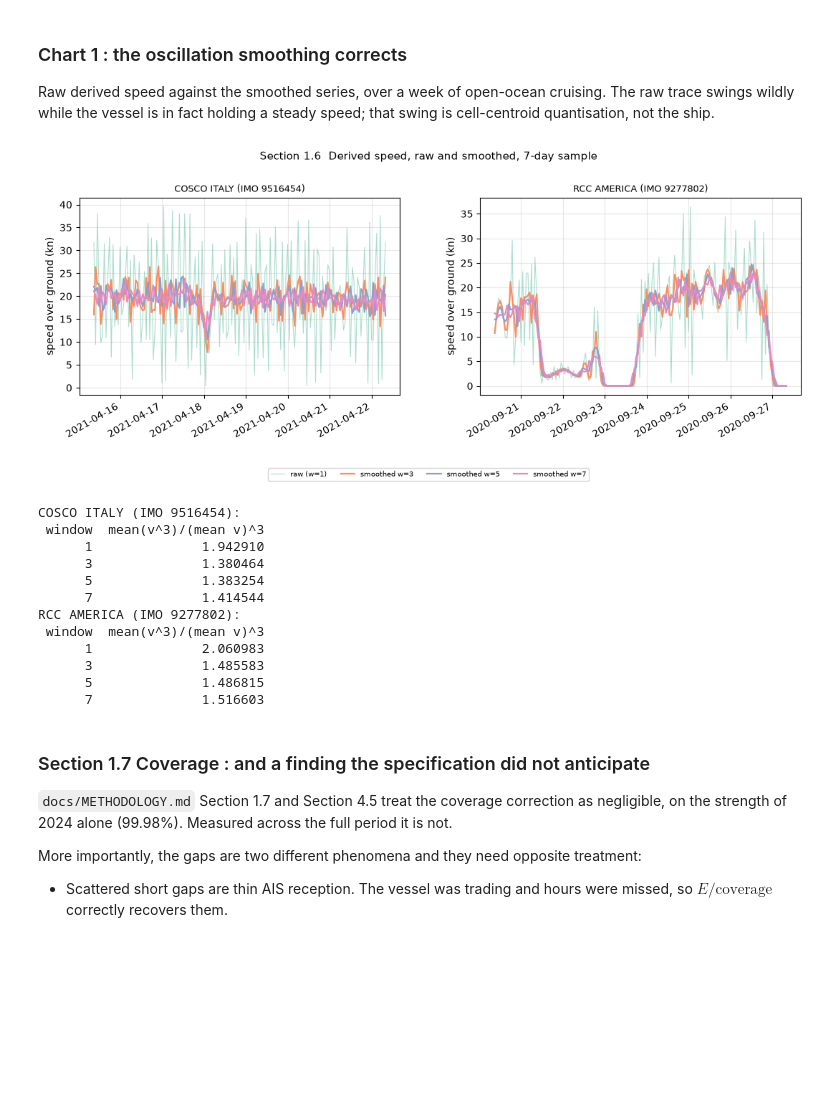
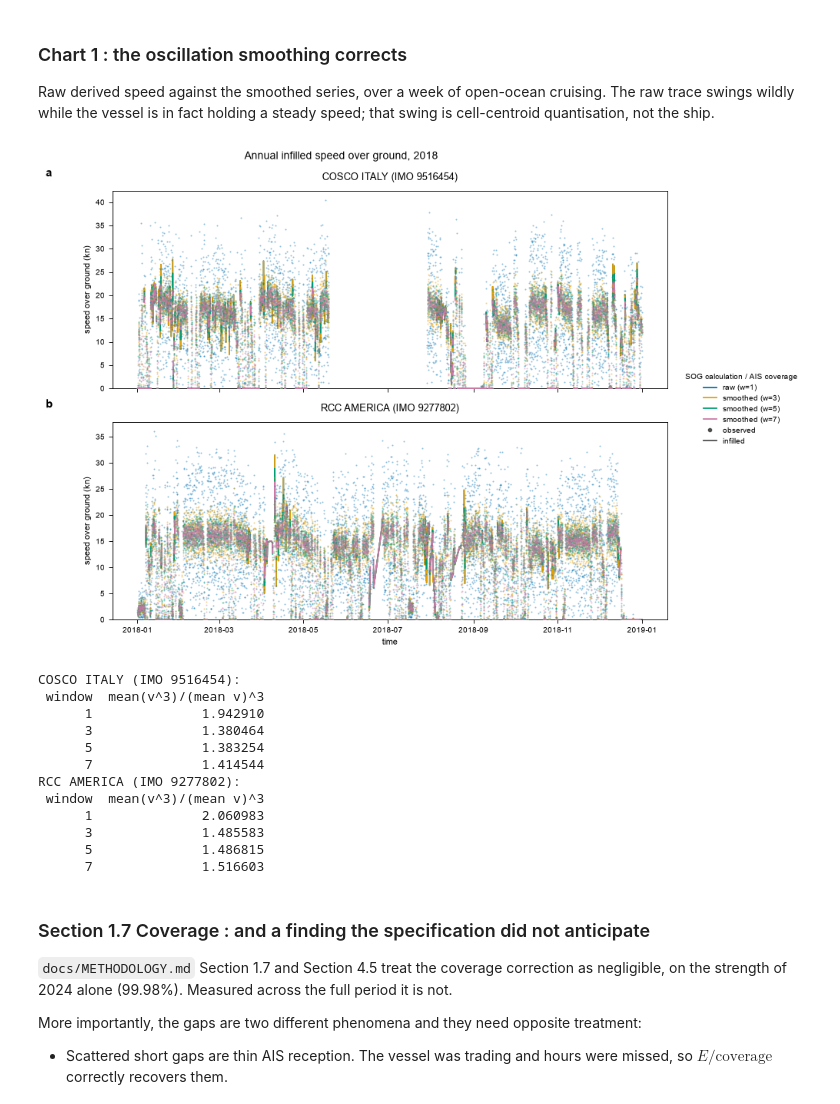
Before and after one commit to arantzazu-arregui/emissions-allocation, a Jupyter notebook: notebooks/01_methodology_walkthrough.ipynb, the cells around one changed output. Cells and saved outputs as stored; diff of their text form; code cells hidden in the pictures; blank space fills up the shorter version.

```diff
--- a/notebooks/01_methodology_walkthrough.ipynb
+++ b/notebooks/01_methodology_walkthrough.ipynb
@@ -164,36 +188,53 @@ Raw derived speed against the smoothed series, over a week of open-ocean cruisin
 trace swings wildly while the vessel is in fact holding a steady speed; that swing is
 cell-centroid quantisation, not the ship.
 # %%
-window_days = 7
-fig, axes = plt.subplots(1, 2, figsize=(13, 5.0))
-for ax, v in zip(axes, cfg):
+plot_year = 2018
+vessels = list(cfg)
+smoothing_windows = cfg.run["smoothing_windows"]
+method_colours = dict(zip(smoothing_windows, ["#0072B2", "#E69F00", "#009E73", "#CC79A7"]))
+fig, axes = plt.subplots(len(vessels), 1, figsize=(10.2, 6.8), sharex=True, constrained_layout=True)
+fig.get_layout_engine().set(rect=(0.04, 0.04, 0.80, 0.96))
+axes = np.atleast_1d(axes)
+for ax, v in zip(axes, vessels):
     vessel_spine = pd.read_parquet(INTERIM / f"vessel_hour_{v.imo}.parquet")
-    at_sea = vessel_spine[(~vessel_spine.is_inactive) & (vessel_spine.sog_raw > 8)]
-    start = at_sea.ts.iloc[len(at_sea) // 2]
-    sample = vessel_spine[(vessel_spine.ts >= start) & (vessel_spine.ts < start + pd.Timedelta(days=window_days))]
-    ax.plot(sample.ts, sample.sog_raw, lw=0.8, alpha=0.55, label="raw (w=1)")
-    for w in [w for w in cfg.run["smoothing_windows"] if w > 1]:
-        ax.plot(sample.ts, sample[f"sog_w{w}"], lw=1.6, label=f"smoothed w={w}")
+    annual = vessel_spine[(vessel_spine.ts.dt.year == plot_year) & ~vessel_spine.is_inactive].copy()
+    observed = annual.loc[~annual.is_interpolated]
+    infilled = annual.loc[annual.is_interpolated].copy()
+    # Draw each reception gap separately so infill never implies continuity across AIS observations.
+    infilled["gap_id"] = infilled.ts.diff().gt(pd.Timedelta(hours=1)).cumsum()
+    for window in smoothing_windows:
+        speed_column = f"sog_w{window}"
+        for _, gap in infilled.groupby("gap_id"):
+            ax.plot(gap.ts, gap[speed_column], color=method_colours[window], lw=1.3, solid_capstyle="round", zorder=2)
+        ax.scatter(observed.ts, observed[speed_column], s=2, color=method_colours[window],
+                   alpha=0.45, linewidths=0, rasterized=True, zorder=3)
     ax.set_ylabel("speed over ground (kn)")
-    ax.set_title(f"{v.shipnames[0]} (IMO {v.imo})", fontsize=9)
-    ax.tick_params(axis="x", labelrotation=30)
-    for label in ax.get_xticklabels():
-        label.set_horizontalalignment("right")
-handles, labels = axes[0].get_legend_handles_labels()
-fig.subplots_adjust(bottom=0.3, top=0.85, wspace=0.25)
-fig.legend(handles, labels, loc="lower center", ncol=len(labels), fontsize=7, bbox_to_anchor=(0.5, 0.06), borderaxespad=0)
-fig.suptitle(f"Section 1.6  Derived speed, raw and smoothed, {window_days}-day sample", fontsize=11)
+    panel_heading(ax, chr(97 + list(cfg).index(v)), f"{v.shipnames[0]} (IMO {v.imo})")
+    ax.set_ylim(bottom=0)
+    ax.set_axisbelow(True)
+
+method_handles = [
+    plt.Line2D([], [], color=method_colours[window], lw=1.3, label=("raw (w=1)" if window == 1 else f"smoothed (w={window})"))
+    for window in smoothing_windows
+]
+activity_handles = [
+    plt.Line2D([], [], color="#4D4D4D", marker="o", linestyle="None", markersize=3, label="observed"),
+    plt.Line2D([], [], color="#4D4D4D", lw=1.3, label="infilled"),
+]
+right_legend(fig, [*method_handles, *activity_handles], title="SOG calculation / AIS coverage")
+axes[-1].set_xlabel("time")
+fig.suptitle(f"Annual infilled speed over ground, {plot_year}", x=0.42, ha="center", fontsize=10)
 plt.show()
 
 for v in cfg:
     vessel_spine = pd.read_parquet(INTERIM / f"vessel_hour_{v.imo}.parquet")
     active = vessel_spine[~vessel_spine.is_inactive]
     bias = pd.DataFrame({"window": cfg.run["smoothing_windows"],
                          "mean(v^3)/(mean v)^3": [activity.cubic_bias(active[f"sog_w{w}"]) for w in cfg.run["smoothing_windows"]]})
     print(f"{v.shipnames[0]} (IMO {v.imo}):")
     print(bias.to_string(index=False))
 # %% [output]
-[figure, old version]
+[figure, new version]
 COSCO ITALY (IMO 9516454):
  window  mean(v^3)/(mean v)^3
       1              1.942910
```
Also changed, not shown: parts of 22 cells of this notebook, 22 other files.
